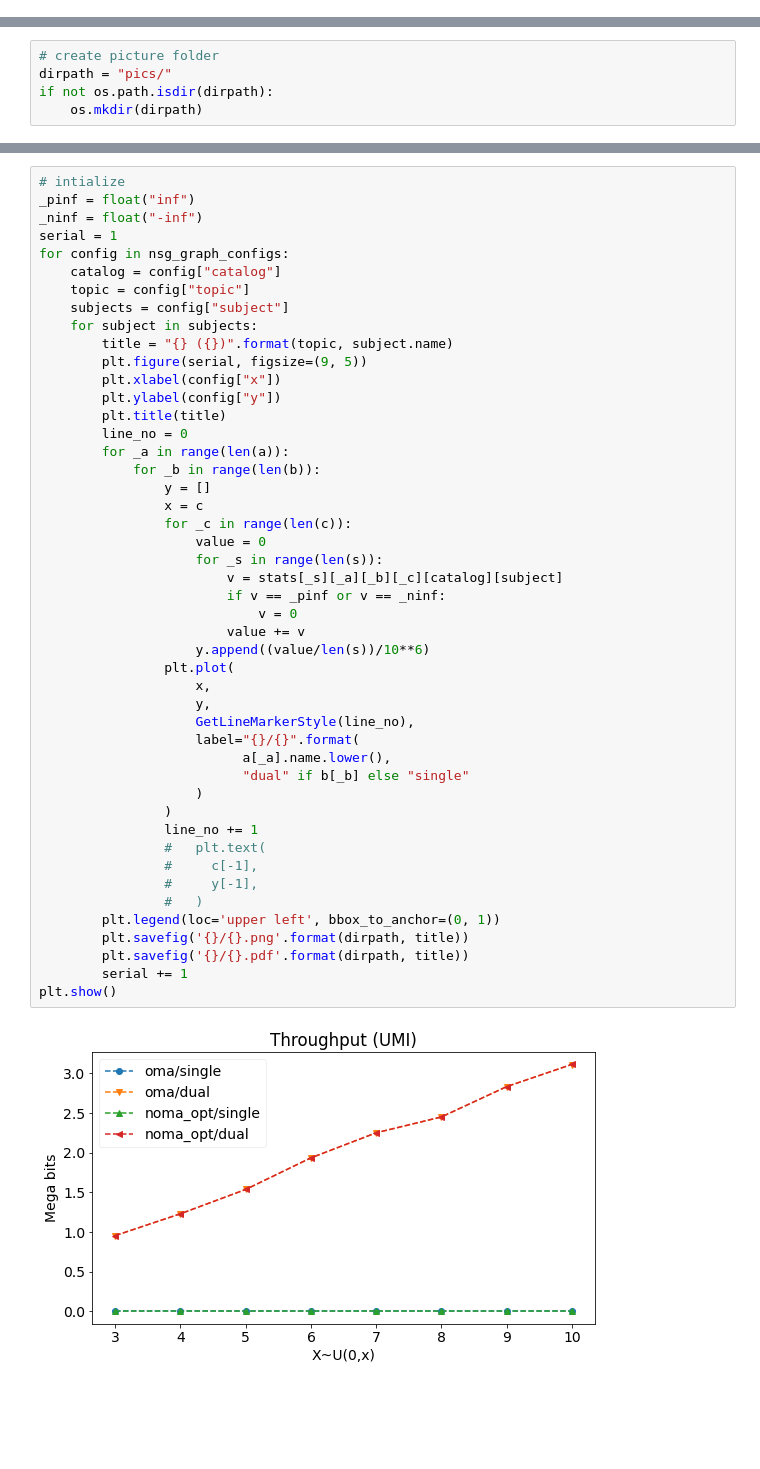
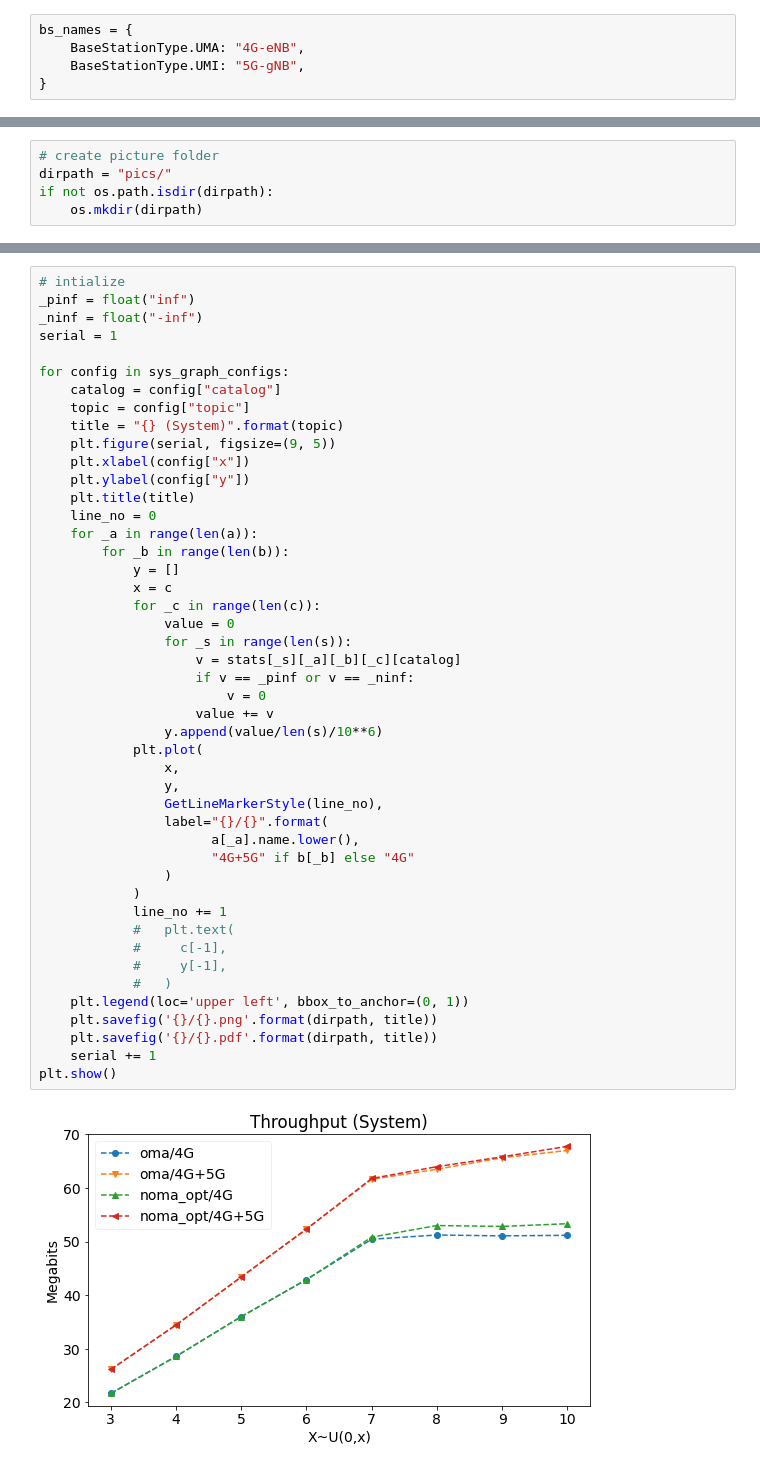
Before and after one commit to ODD2/ProjectSumo, a Jupyter notebook: graph.ipynb, the cells around one changed output, grey strips where cells are left out. Cells and saved outputs as stored; diff of their text form; blank space fills up the shorter version.

```diff
--- a/graph.ipynb
+++ b/graph.ipynb
@@ -79,5 +79,10 @@ sys_graph_configs = [
     },
 ]
+# %%
+bs_names = {
+    BaseStationType.UMA: "4G-eNB",
+    BaseStationType.UMI: "5G-gNB",
+}
 # %%
 def ExtractAbbreviations(abbrev):
     if(abbrev == "Avg"):
@@ -173,49 +295,48 @@ plt.show()
 # %%
 # intialize
 _pinf = float("inf")
 _ninf = float("-inf")
 serial = 1
-for config in nsg_graph_configs:
+
+for config in sys_graph_configs:
     catalog = config["catalog"]
     topic = config["topic"]
-    subjects = config["subject"]
-    for subject in subjects:
-        title = "{} ({})".format(topic, subject.name)
-        plt.figure(serial, figsize=(9, 5))
-        plt.xlabel(config["x"])
-        plt.ylabel(config["y"])
-        plt.title(title)
-        line_no = 0
-        for _a in range(len(a)):
-            for _b in range(len(b)):
-                y = []
-                x = c
-                for _c in range(len(c)):
-                    value = 0
-                    for _s in range(len(s)):
-                        v = stats[_s][_a][_b][_c][catalog][subject]
-                        if v == _pinf or v == _ninf:
-                            v = 0
-                        value += v
-                    y.append((value/len(s))/10**6)
-                plt.plot(
-                    x,
-                    y,
-                    GetLineMarkerStyle(line_no),
-                    label="{}/{}".format(
-                          a[_a].name.lower(),
-                          "dual" if b[_b] else "single"
-                    )
+    title = "{} (System)".format(topic)
+    plt.figure(serial, figsize=(9, 5))
+    plt.xlabel(config["x"])
+    plt.ylabel(config["y"])
+    plt.title(title)
+    line_no = 0
+    for _a in range(len(a)):
+        for _b in range(len(b)):
+            y = []
+            x = c
+            for _c in range(len(c)):
+                value = 0
+                for _s in range(len(s)):
+                    v = stats[_s][_a][_b][_c][catalog]
+                    if v == _pinf or v == _ninf:
+                        v = 0
+                    value += v
+                y.append(value/len(s)/10**6)
+            plt.plot(
+                x,
+                y,
+                GetLineMarkerStyle(line_no),
+                label="{}/{}".format(
+                      a[_a].name.lower(),
+                      "4G+5G" if b[_b] else "4G"
                 )
-                line_no += 1
-                #   plt.text(
-                #     c[-1],
-                #     y[-1],
-                #   )
-        plt.legend(loc='upper left', bbox_to_anchor=(0, 1))
-        plt.savefig('{}/{}.png'.format(dirpath, title))
-        plt.savefig('{}/{}.pdf'.format(dirpath, title))
-        serial += 1
+            )
+            line_no += 1
+            #   plt.text(
+            #     c[-1],
+            #     y[-1],
+            #   )
+    plt.legend(loc='upper left', bbox_to_anchor=(0, 1))
+    plt.savefig('{}/{}.png'.format(dirpath, title))
+    plt.savefig('{}/{}.pdf'.format(dirpath, title))
+    serial += 1
 plt.show()
 # %% [output]
-[figure, old version]
+[figure, new version]
```
Also changed, not shown: parts of 8 cells of this notebook, 8 other files.
